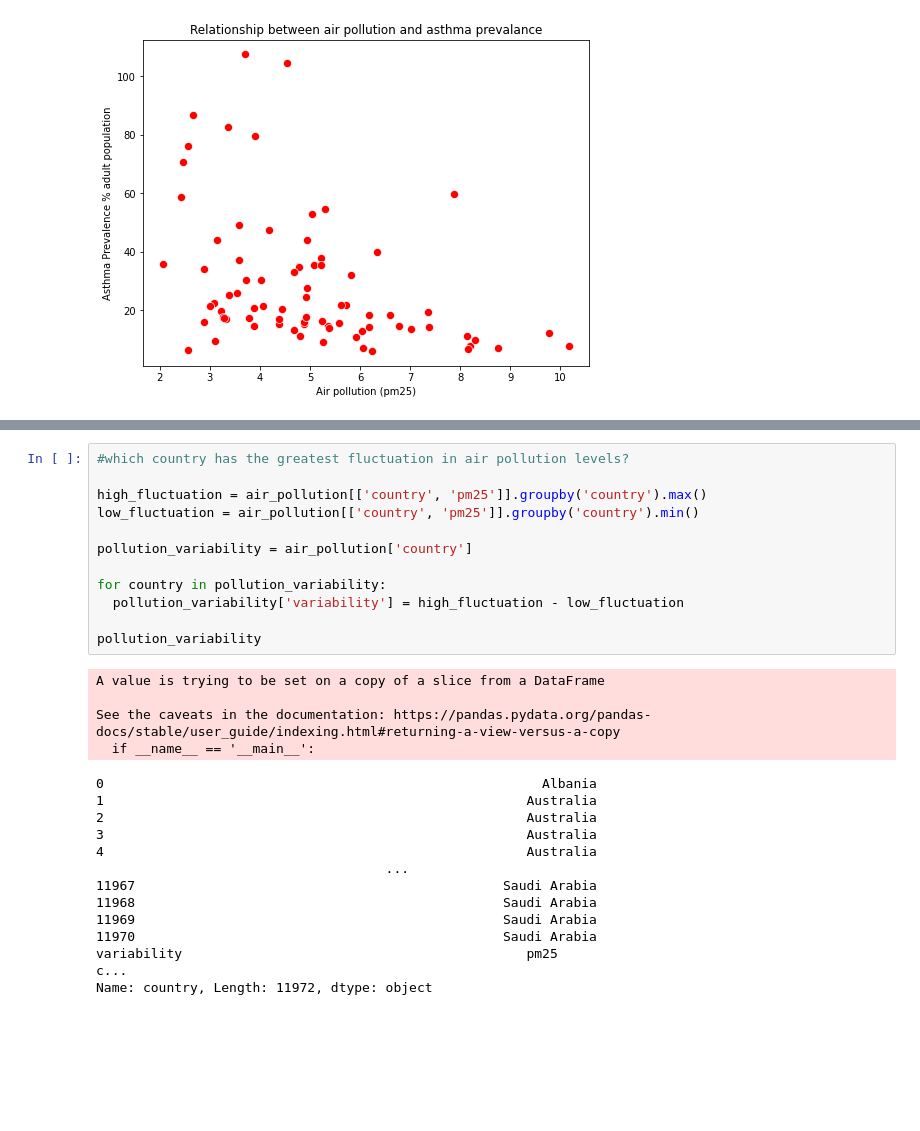
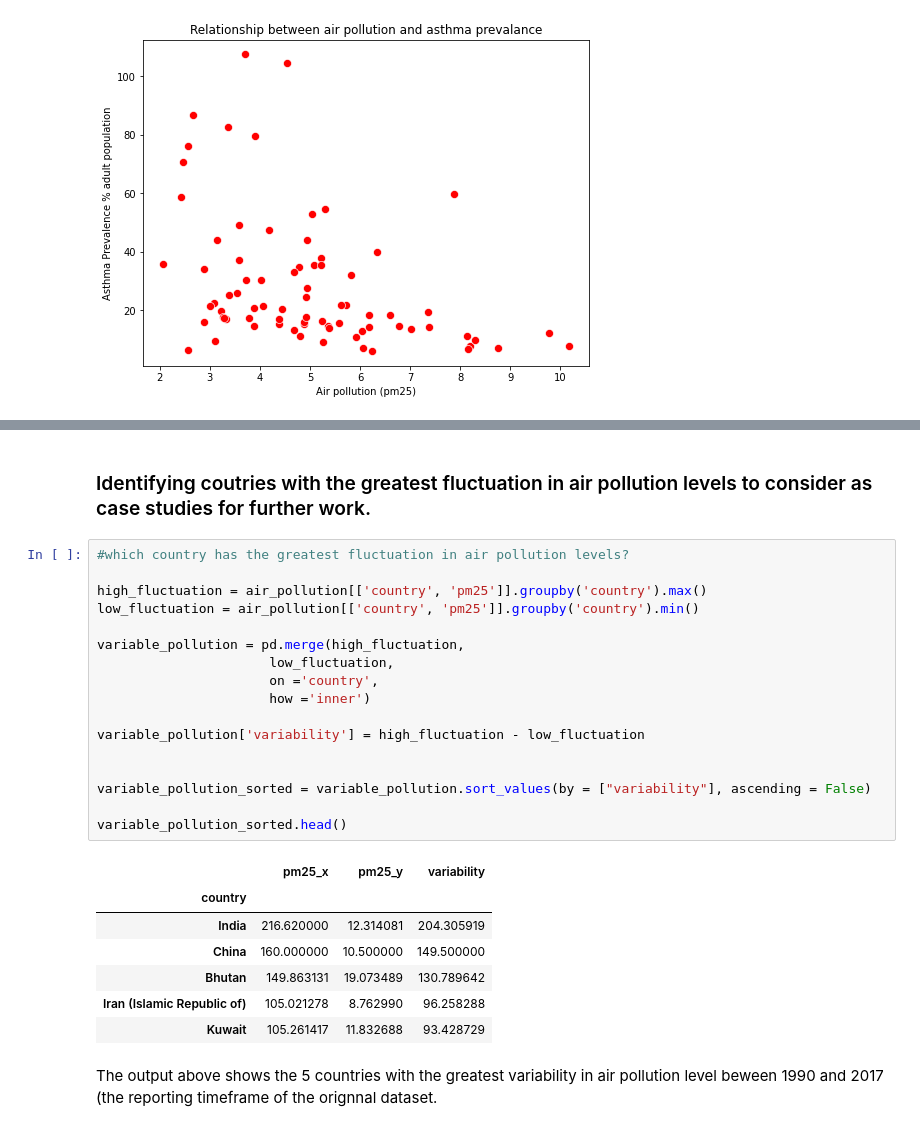
Before and after one commit to claret003/pythoncourse, a Jupyter notebook: Project.ipynb, the cells around one changed output, grey strips where cells are left out. Drawn from its saved outputs; the diff is of its cells as text; blank space fills up the shorter version.

```diff
--- a/Project.ipynb
+++ b/Project.ipynb
@@ -390,33 +393,32 @@ https://whoairquality.shinyapps.io/AmbientAirQualityDatabase/
 
 Asthma prevalence data has been sourced from OWID
 https://ourworldindata.org/grapher/asthma-prevalence
+# %% [markdown]
+### Identifying coutries with the greatest fluctuation in air pollution levels to consider as case studies for further work.
 # %%
 #which country has the greatest fluctuation in air pollution levels?
 
 high_fluctuation = air_pollution[['country', 'pm25']].groupby('country').max()
 low_fluctuation = air_pollution[['country', 'pm25']].groupby('country').min()
 
-pollution_variability = air_pollution['country']
+variable_pollution = pd.merge(high_fluctuation,
+                      low_fluctuation,
+                      on ='country',
+                      how ='inner')
 
-for country in pollution_variability:
-  pollution_variability['variability'] = high_fluctuation - low_fluctuation
+variable_pollution['variability'] = high_fluctuation - low_fluctuation
 
-pollution_variability
+
+variable_pollution_sorted = variable_pollution.sort_values(by = ["variability"], ascending = False)
+
+variable_pollution_sorted.head()
 # %% [output]
-A value is trying to be set on a copy of a slice from a DataFrame
-
-See the caveats in the documentation: https://pandas.pydata.org/pandas-docs/stable/user_guide/indexing.html#returning-a-view-versus-a-copy
-  if __name__ == '__main__':
-0                                                        Albania
-1                                                      Australia
-2                                                      Australia
-3                                                      Australia
-4                                                      Australia
-                                     ...
-11967                                               Saudi Arabia
-11968                                               Saudi Arabia
-11969                                               Saudi Arabia
-11970                                               Saudi Arabia
-variability                                            pm25
-c...
-Name: country, Length: 11972, dtype: object
+|  | pm25_x | pm25_y | variability |
+| country |  |  |  |
+| India | 216.620000 | 12.314081 | 204.305919 |
+| China | 160.000000 | 10.500000 | 149.500000 |
+| Bhutan | 149.863131 | 19.073489 | 130.789642 |
+| Iran (Islamic Republic of) | 105.021278 | 8.762990 | 96.258288 |
+| Kuwait | 105.261417 | 11.832688 | 93.428729 |
+# %% [markdown]
+The output above shows the 5 countries with the greatest variability in air pollution level beween 1990 and 2017 (the reporting timeframe of the orignnal dataset.
```
Also changed, not shown: parts of 1 cell of this notebook.
